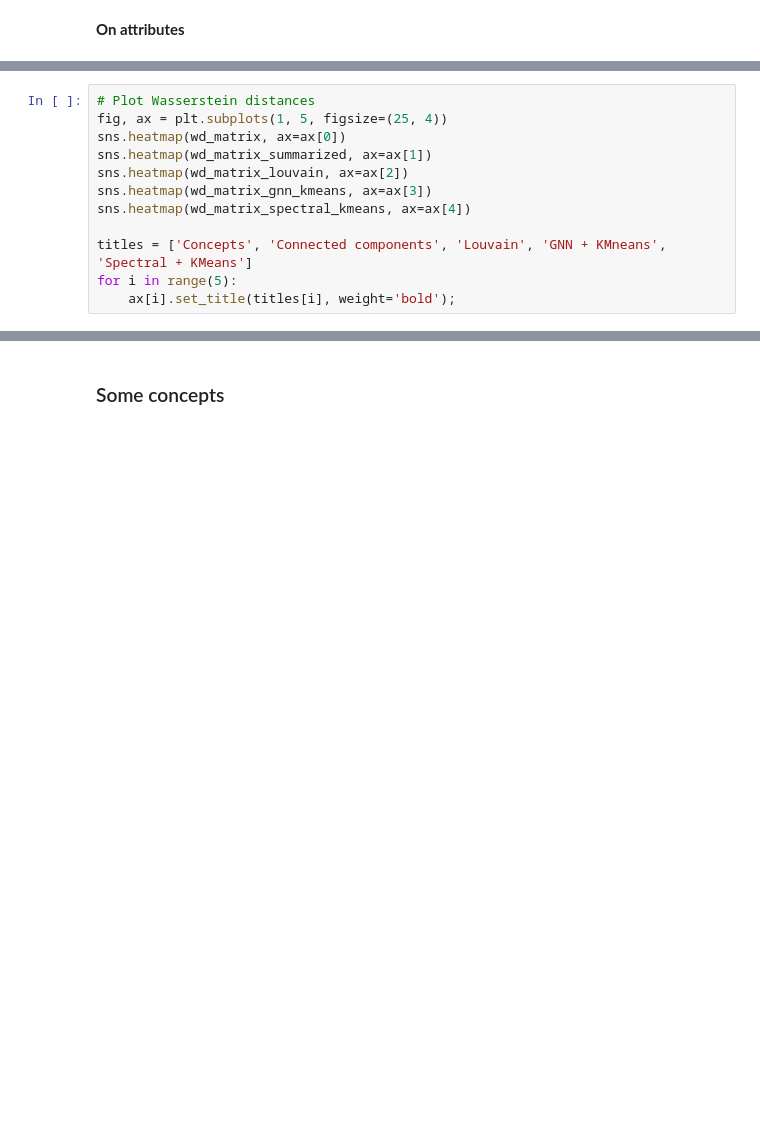
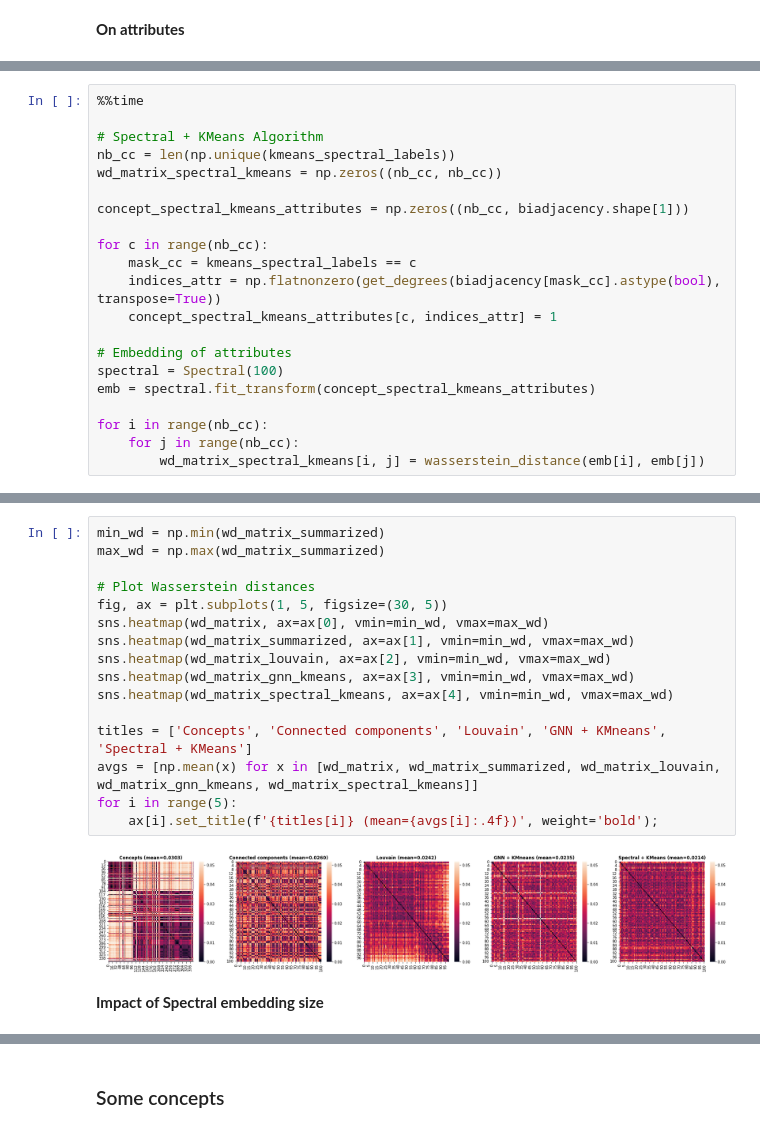
Before and after one commit to Co-MEG/CoMEG, a Jupyter notebook: notebooks/2_unexpected_concepts_wikivitals.ipynb, the cells around one changed output, grey strips where cells are left out. Saved outputs shown, nothing was run; the diff lists cells and outputs as text; blank space fills up the shorter version.

```diff
--- a/notebooks/2_unexpected_concepts_wikivitals.ipynb
+++ b/notebooks/2_unexpected_concepts_wikivitals.ipynb
@@ -1314,0 +1324,21 @@ Wall time: 18.4 s
+# %%
+%%time
+
+# Spectral + KMeans Algorithm
+nb_cc = len(np.unique(kmeans_spectral_labels))
+wd_matrix_spectral_kmeans = np.zeros((nb_cc, nb_cc))
+
+concept_spectral_kmeans_attributes = np.zeros((nb_cc, biadjacency.shape[1]))
+
+for c in range(nb_cc):
+    mask_cc = kmeans_spectral_labels == c
+    indices_attr = np.flatnonzero(get_degrees(biadjacency[mask_cc].astype(bool), transpose=True))
+    concept_spectral_kmeans_attributes[c, indices_attr] = 1
+
+# Embedding of attributes
+spectral = Spectral(100)
+emb = spectral.fit_transform(concept_spectral_kmeans_attributes)
+
+for i in range(nb_cc):
+    for j in range(nb_cc):
+        wd_matrix_spectral_kmeans[i, j] = wasserstein_distance(emb[i], emb[j])
@@ -1315,12 +1348,20 @@ Wall time: 18.4 s
 # %%
+min_wd = np.min(wd_matrix_summarized)
+max_wd = np.max(wd_matrix_summarized)
+
 # Plot Wasserstein distances
-fig, ax = plt.subplots(1, 5, figsize=(25, 4))
-sns.heatmap(wd_matrix, ax=ax[0])
-sns.heatmap(wd_matrix_summarized, ax=ax[1])
-sns.heatmap(wd_matrix_louvain, ax=ax[2])
-sns.heatmap(wd_matrix_gnn_kmeans, ax=ax[3])
-sns.heatmap(wd_matrix_spectral_kmeans, ax=ax[4])
+fig, ax = plt.subplots(1, 5, figsize=(30, 5))
+sns.heatmap(wd_matrix, ax=ax[0], vmin=min_wd, vmax=max_wd)
+sns.heatmap(wd_matrix_summarized, ax=ax[1], vmin=min_wd, vmax=max_wd)
+sns.heatmap(wd_matrix_louvain, ax=ax[2], vmin=min_wd, vmax=max_wd)
+sns.heatmap(wd_matrix_gnn_kmeans, ax=ax[3], vmin=min_wd, vmax=max_wd)
+sns.heatmap(wd_matrix_spectral_kmeans, ax=ax[4], vmin=min_wd, vmax=max_wd)
 
 titles = ['Concepts', 'Connected components', 'Louvain', 'GNN + KMneans', 'Spectral + KMeans']
+avgs = [np.mean(x) for x in [wd_matrix, wd_matrix_summarized, wd_matrix_louvain, wd_matrix_gnn_kmeans, wd_matrix_spectral_kmeans]]
 for i in range(5):
-    ax[i].set_title(titles[i], weight='bold');
+    ax[i].set_title(f'{titles[i]} (mean={avgs[i]:.4f})', weight='bold');
+# %% [output]
+[figure, added]
+# %% [markdown]
+**Impact of Spectral embedding size**
```
Also changed, not shown: parts of 14 cells of this notebook.
